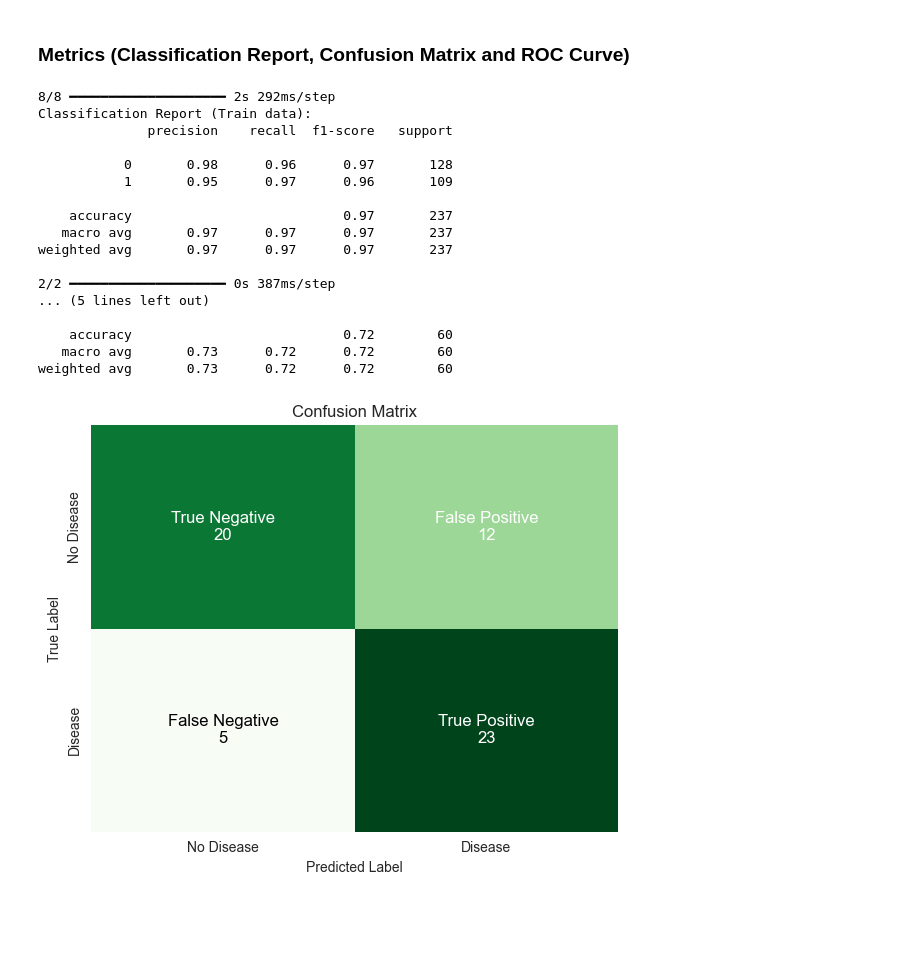
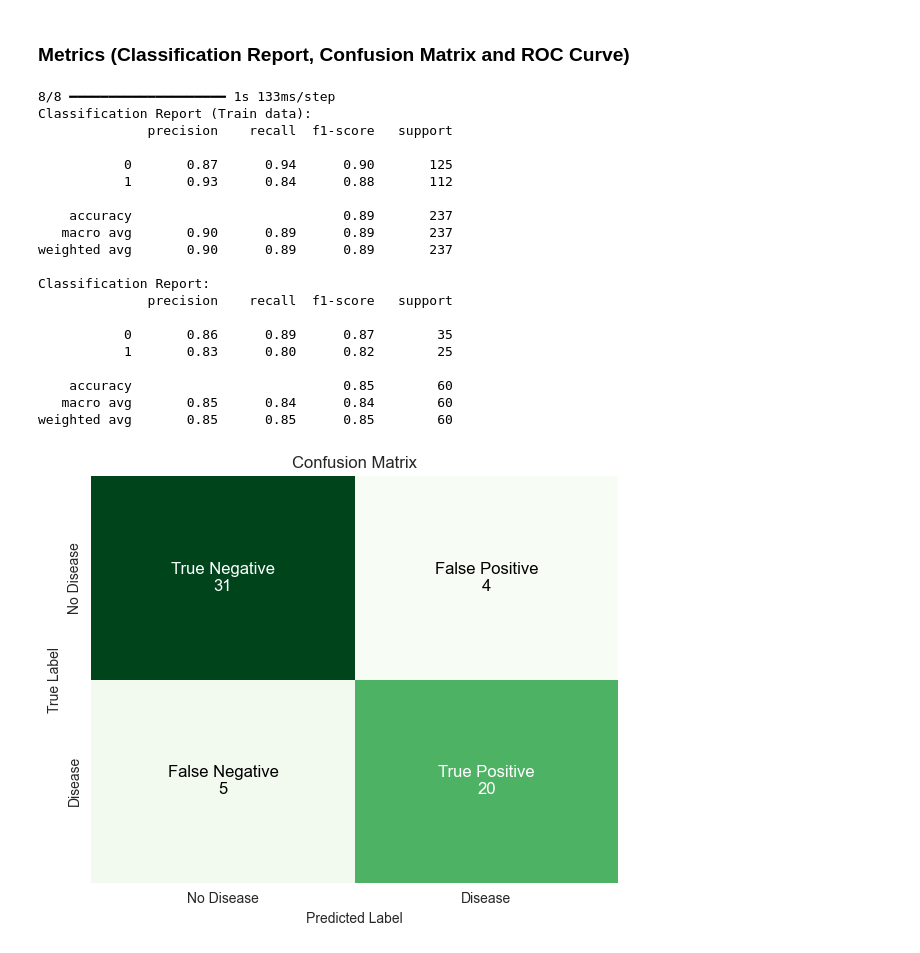
Before and after one commit to hjf11/Heart-Disease-Cleveland-UCI-Classification, a Jupyter notebook: Heart_Disease_Classification.ipynb, the cells around one changed output. Saved outputs shown, nothing was run; the diff lists cells and outputs as text; code cells hidden in the pictures; blank space fills up the shorter version.

Commit message:
Trained all models

```diff
--- a/Heart_Disease_Classification.ipynb
+++ b/Heart_Disease_Classification.ipynb
@@ -522,3 +521,7 @@ SyntaxError: unmatched '}' (301163946.py, line 25)
+# %%
+best_xgb = xgb.XGBClassifier(learning_rate=0.2, max_depth=7, n_estimators=50, subsample=0.8, colsample_bytree=0.8, reg_alpha=0, reg_lambda=1, gamma=0.1)
+best_xgb.fit(X_train_shuffle, y_train_shuffle)
+best_models.append(best_xgb)
 # %% [markdown]
 ### Metrics (Classification Report, Confusion Matrix and ROC Curve)
 # %%
@@ -570,20 +573,23 @@ weighted avg       0.84      0.83      0.83        60
 #     )
 #     return model
 
-def build_model(lr=0.001, reg_l2=0.01, dropout_rate=0.5):
-    model = Sequential()
+def build_model(lr=0.001, l2_lambda=0.01, dropout_rate=0.3):
+    model = Sequential([
+        Input(shape=(X_train.shape[1],)),
+        Dense(12, activation='relu', kernel_regularizer=l2(l2_lambda)),
+        Dropout(dropout_rate),
+        Dense(8, activation='relu', kernel_regularizer=l2(l2_lambda)),
+        Dropout(dropout_rate),
+        Dense(4, activation='relu', kernel_regularizer=l2(l2_lambda)),
+        Dropout(dropout_rate),
+        Dense(1, activation='sigmoid')
+    ])
 
-    model.add(Dense(64, input_dim=X_train.shape[1], activation='relu',
-                    kernel_regularizer=regularizers.l2(reg_l2)))
-    model.add(Dropout(dropout_rate))  # Dropout layer
-
-    model.add(Dense(32, activation='relu', kernel_regularizer=regularizers.l2(reg_l2)))
-    model.add(Dropout(dropout_rate))  # Dropout layer
-
-    model.add(Dense(1, activation='sigmoid'))
-
-    model.compile(optimizer='adam', loss='binary_crossentropy', metrics=['accuracy'])
-
+    model.compile(
+        loss='binary_crossentropy',
+        optimizer=Adam(learning_rate=lr),
+        metrics=['accuracy']
+    )
     return model
 # %% [markdown]
 ### Randomized search to find the best(ish) parameters
@@ -679,29 +697,34 @@ KeyboardInterrupt:
 # %% [markdown]
 ### Metrics (Classification Report, Confusion Matrix and ROC Curve)
 # %%
-best_nn = build_model(lr=best_params['lr'])
+best_nn = build_model(lr=best_params['lr'], l2_lambda=best_params['l2_lambda'], dropout_rate=best_params['dropout_rate'])
+# best_nn = build_model(lr=best_params['lr'])
 best_nn.fit(X_train, y_train, batch_size=best_params['batch_size'], epochs=best_params['epochs'], verbose=0)
 best_models.append(best_nn)
 
 print_classification_report_from_model(best_nn, X_train, y_train)
 
-print_metrics(best_nn, X_test, y_test)
+# print_metrics(best_nn, X_test, y_test)
+print_metrics(best_nn, X_test_shuffle, y_test_shuffle)
 # %% [output]
-8/8 ━━━━━━━━━━━━━━━━━━━━ 2s 292ms/step
+8/8 ━━━━━━━━━━━━━━━━━━━━ 1s 133ms/step
 Classification Report (Train data):
               precision    recall  f1-score   support
 
-           0       0.98      0.96      0.97       128
-           1       0.95      0.97      0.96       109
+           0       0.87      0.94      0.90       125
+           1       0.93      0.84      0.88       112
 
-    accuracy                           0.97       237
-   macro avg       0.97      0.97      0.97       237
-weighted avg       0.97      0.97      0.97       237
+    accuracy                           0.89       237
+   macro avg       0.90      0.89      0.89       237
+weighted avg       0.90      0.89      0.89       237
 
-2/2 ━━━━━━━━━━━━━━━━━━━━ 0s 387ms/step
-... (5 lines left out)
+Classification Report:
+              precision    recall  f1-score   support
 
-    accuracy                           0.72        60
-   macro avg       0.73      0.72      0.72        60
-weighted avg       0.73      0.72      0.72        60
+           0       0.86      0.89      0.87        35
+           1       0.83      0.80      0.82        25
+
+    accuracy                           0.85        60
+   macro avg       0.85      0.84      0.84        60
+weighted avg       0.85      0.85      0.85        60
-[figure, old version]
+[figure, new version]
```
Also changed, not shown: parts of 22 cells of this notebook, 2 other files.
